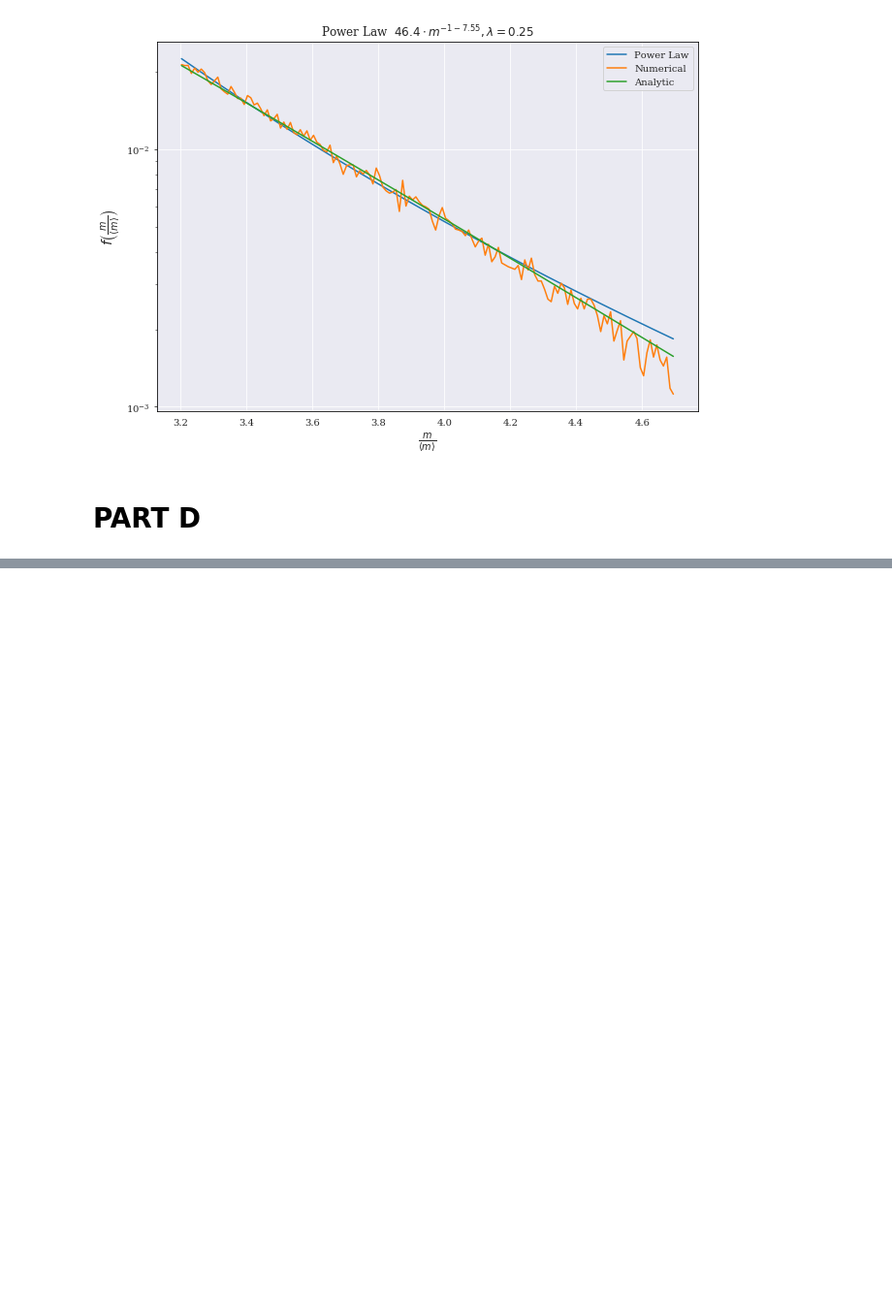
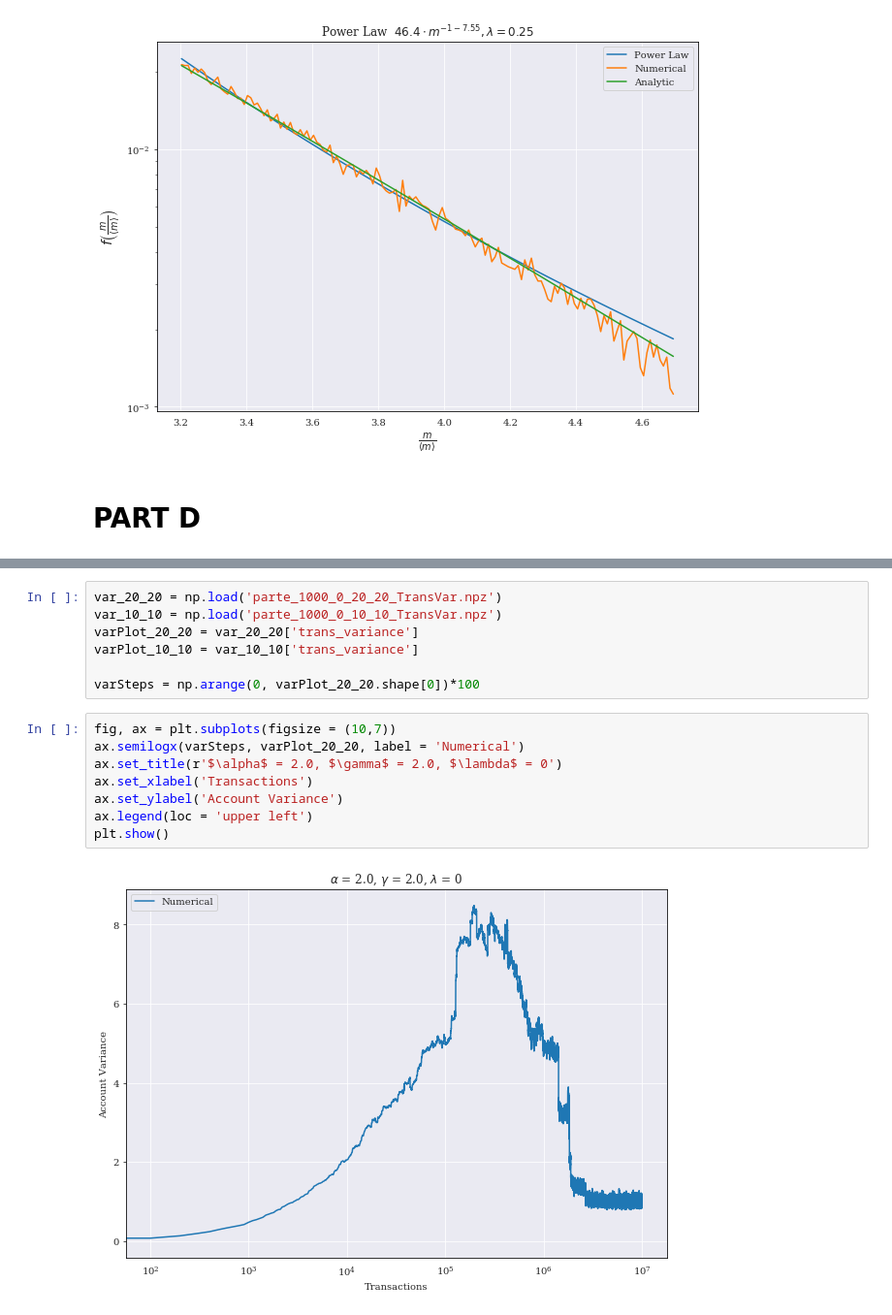
Before and after one commit to bruce-chappell/FYS4150, a Jupyter notebook: project5/proj5notebook.ipynb, the cells around one changed output, grey strips where cells are left out. Shown: that part at 97% size. Cells and saved outputs as stored; diff of their text form; blank space fills up the shorter version.

```diff
--- a/project5/proj5notebook.ipynb
+++ b/project5/proj5notebook.ipynb
@@ -334,0 +392,17 @@ plt.show()
+# %%
+var_20_20 = np.load('parte_1000_0_20_20_TransVar.npz')
+var_10_10 = np.load('parte_1000_0_10_10_TransVar.npz')
+varPlot_20_20 = var_20_20['trans_variance']
+varPlot_10_10 = var_10_10['trans_variance']
+
+varSteps = np.arange(0, varPlot_20_20.shape[0])*100
+# %%
+fig, ax = plt.subplots(figsize = (10,7))
+ax.semilogx(varSteps, varPlot_20_20, label = 'Numerical')
+ax.set_title(r'$\alpha$ = 2.0, $\gamma$ = 2.0, $\lambda$ = 0')
+ax.set_xlabel('Transactions')
+ax.set_ylabel('Account Variance')
+ax.legend(loc = 'upper left')
+plt.show()
+# %% [output]
+[figure, added]
```
Also changed, not shown: parts of 13 cells of this notebook, 15 other files.
